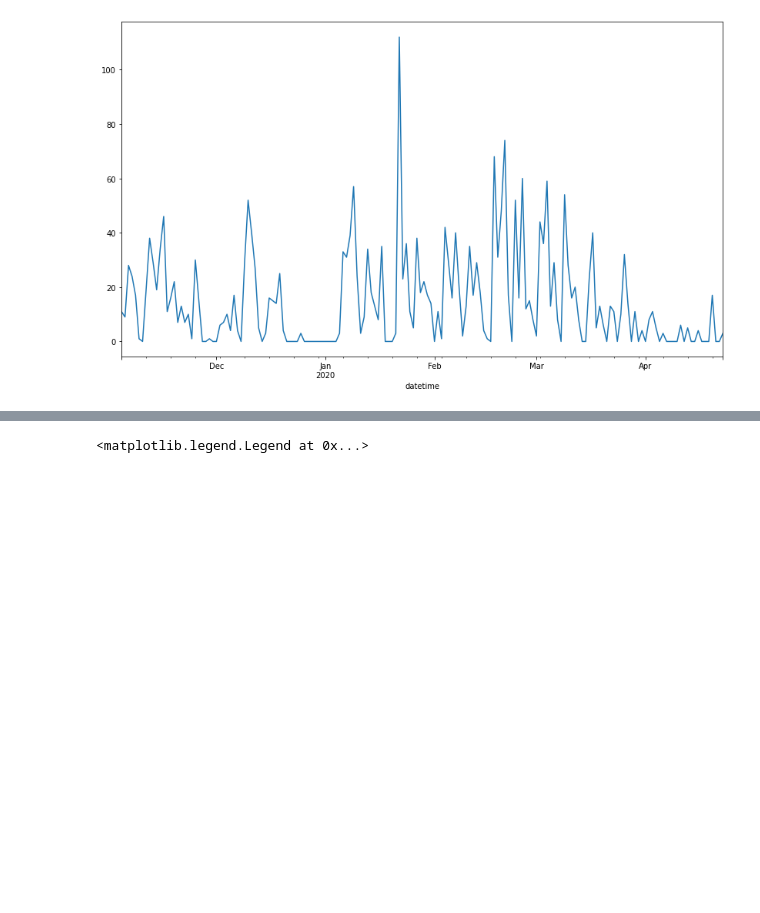
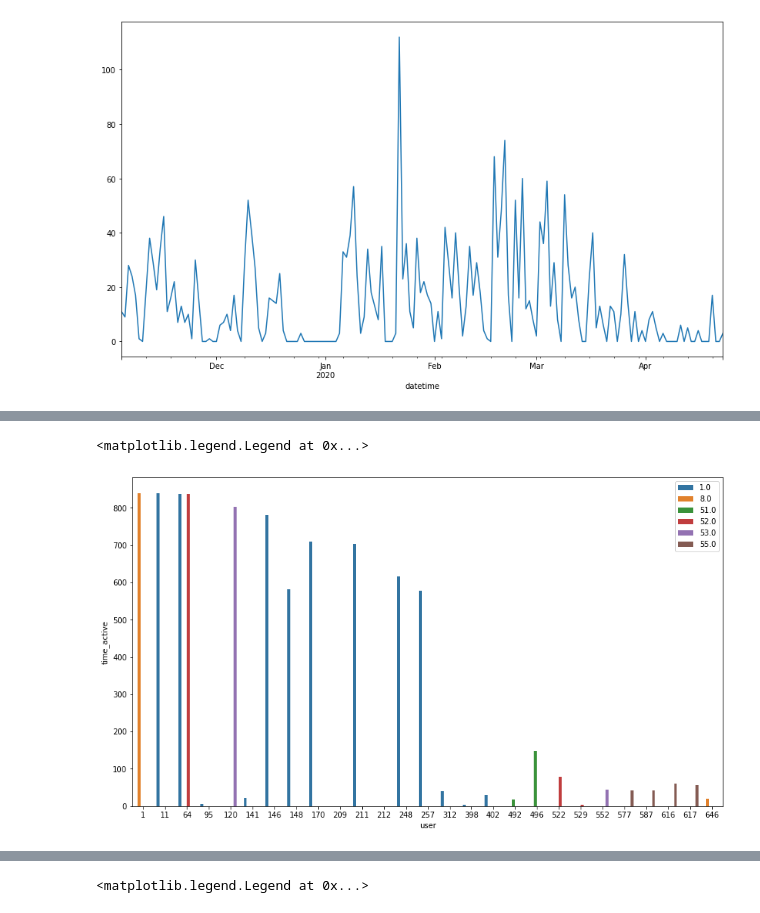
Before and after one commit to CameronGTaylor/anomaly_detection, a Jupyter notebook: time_series_anomaly_detection.ipynb, the cells around one changed output, grey strips where cells are left out. Drawn from its saved outputs; the diff is of its cells as text; code cells hidden in the pictures; blank space fills up the shorter version.

```diff
--- a/time_series_anomaly_detection.ipynb
+++ b/time_series_anomaly_detection.ipynb
@@ -74 +74,10 @@ def active_time_for_users(cohort):
     return info
+# %%
+def who_are_outliers(cohort):
+    info = active_time_for_users(cohort)
+    return info[(info.time_active < info.time_active.median() / 1.5) |
+                (info.time_active > info.time_active.median() * 1.5)]
+# %%
+for cohort in [52,53,55,57]:
+    info = who_are_outliers(cohort)
+    print(info)
@@ -74,0 +131,3 @@ def active_time_for_users(cohort):
+# %%
+info = who_are_outliers(55)
+info
@@ -74,0 +140,9 @@ def active_time_for_users(cohort):
+# %%
+temp = pd.DataFrame(columns = ['user','time_active', 'cohort'])
+for cohort in [8,51,52,53,55, 1]:#sorted(df.cohort.unique()):
+    info = who_are_outliers(cohort)
+    if info.index != []:
+        info.time_active = info.time_active.dt.days
+        info['cohort'] = cohort
+        temp = temp.append(info, sort=False)
+temp.head(10)
@@ -74,0 +161,6 @@ def active_time_for_users(cohort):
+# %%
+sns.barplot('user','time_active', data=temp, hue='cohort')
+plt.legend()
+# %% [output]
+<matplotlib.legend.Legend at 0x...>
+[figure, added]
```
Also changed, not shown: parts of 41 cells of this notebook.
